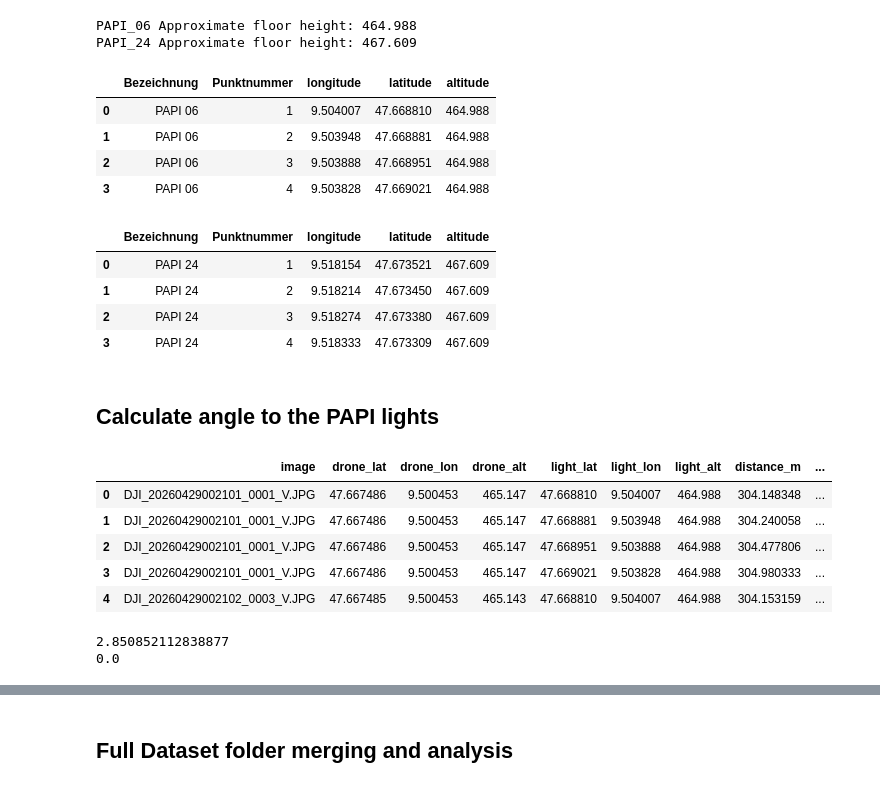
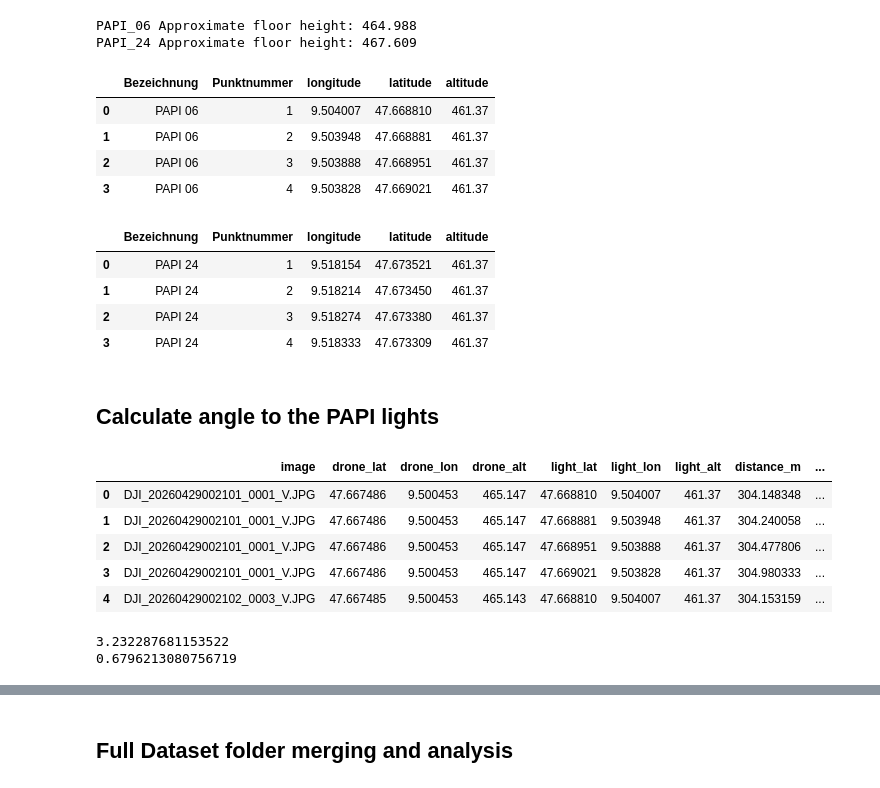
Before and after one commit to MaximRoomsHowest/PAPI-Detection-and-Classification, a Jupyter notebook: data/data_analysis.ipynb, the cells around one changed output, grey strips where cells are left out. Drawn from its saved outputs; the diff is of its cells as text; code cells hidden in the pictures.

Commit message:
Calculated angle based on reference height of PAPI 24

```diff
--- a/data/data_analysis.ipynb
+++ b/data/data_analysis.ipynb
@@ -258,23 +279,25 @@ print(f"PAPI_24 Approximate floor height: {PAPI_24_Height}")
 PAPI_06 Approximate floor height: 464.988
 PAPI_24 Approximate floor height: 467.609
 # %%
-PAPI_06_df["altitude"] = PAPI_06_Height
-PAPI_24_df["altitude"] = PAPI_24_Height
+# PAPI_06_df["altitude"] = PAPI_06_Height
+# PAPI_24_df["altitude"] = PAPI_24_Height
+PAPI_06_df["altitude"] = 461.37
+PAPI_24_df["altitude"] = 461.37
 PAPI_06_df.head()
 # %% [output]
 |  | Bezeichnung | Punktnummer | longitude | latitude | altitude |
-| 0 | PAPI 06 | 1 | 9.504007 | 47.668810 | 464.988 |
-| 1 | PAPI 06 | 2 | 9.503948 | 47.668881 | 464.988 |
-| 2 | PAPI 06 | 3 | 9.503888 | 47.668951 | 464.988 |
-| 3 | PAPI 06 | 4 | 9.503828 | 47.669021 | 464.988 |
+| 0 | PAPI 06 | 1 | 9.504007 | 47.668810 | 461.37 |
+| 1 | PAPI 06 | 2 | 9.503948 | 47.668881 | 461.37 |
+| 2 | PAPI 06 | 3 | 9.503888 | 47.668951 | 461.37 |
+| 3 | PAPI 06 | 4 | 9.503828 | 47.669021 | 461.37 |
 # %%
 PAPI_24_df.head()
 # %% [output]
 |  | Bezeichnung | Punktnummer | longitude | latitude | altitude |
-| 0 | PAPI 24 | 1 | 9.518154 | 47.673521 | 467.609 |
-| 1 | PAPI 24 | 2 | 9.518214 | 47.673450 | 467.609 |
-| 2 | PAPI 24 | 3 | 9.518274 | 47.673380 | 467.609 |
-| 3 | PAPI 24 | 4 | 9.518333 | 47.673309 | 467.609 |
+| 0 | PAPI 24 | 1 | 9.518154 | 47.673521 | 461.37 |
+| 1 | PAPI 24 | 2 | 9.518214 | 47.673450 | 461.37 |
+| 2 | PAPI 24 | 3 | 9.518274 | 47.673380 | 461.37 |
+| 3 | PAPI 24 | 4 | 9.518333 | 47.673309 | 461.37 |
 # %% [markdown]
 ## Calculate angle to the PAPI lights
 # %%
@@ -328,14 +351,14 @@ df_angles = pd.DataFrame(rows)
 df_angles.head()
 # %% [output]
 |  | image | drone_lat | drone_lon | drone_alt | light_lat | light_lon | light_alt | distance_m | ... |
-| 0 | DJI_20260429002101_0001_V.JPG | 47.667486 | 9.500453 | 465.147 | 47.668810 | 9.504007 | 464.988 | 304.148348 | ... |
-| 1 | DJI_20260429002101_0001_V.JPG | 47.667486 | 9.500453 | 465.147 | 47.668881 | 9.503948 | 464.988 | 304.240058 | ... |
-| 2 | DJI_20260429002101_0001_V.JPG | 47.667486 | 9.500453 | 465.147 | 47.668951 | 9.503888 | 464.988 | 304.477806 | ... |
-| 3 | DJI_20260429002101_0001_V.JPG | 47.667486 | 9.500453 | 465.147 | 47.669021 | 9.503828 | 464.988 | 304.980333 | ... |
-| 4 | DJI_20260429002102_0003_V.JPG | 47.667485 | 9.500453 | 465.143 | 47.668810 | 9.504007 | 464.988 | 304.153159 | ... |
+| 0 | DJI_20260429002101_0001_V.JPG | 47.667486 | 9.500453 | 465.147 | 47.668810 | 9.504007 | 461.37 | 304.148348 | ... |
+| 1 | DJI_20260429002101_0001_V.JPG | 47.667486 | 9.500453 | 465.147 | 47.668881 | 9.503948 | 461.37 | 304.240058 | ... |
+| 2 | DJI_20260429002101_0001_V.JPG | 47.667486 | 9.500453 | 465.147 | 47.668951 | 9.503888 | 461.37 | 304.477806 | ... |
+| 3 | DJI_20260429002101_0001_V.JPG | 47.667486 | 9.500453 | 465.147 | 47.669021 | 9.503828 | 461.37 | 304.980333 | ... |
+| 4 | DJI_20260429002102_0003_V.JPG | 47.667485 | 9.500453 | 465.143 | 47.668810 | 9.504007 | 461.37 | 304.153159 | ... |
 # %%
 print(max(df_angles["elevation_angle_deg"].values))
 print(min(df_angles["elevation_angle_deg"].values))
 # %% [output]
-2.850852112838877
-0.0
+3.232287681153522
+0.6796213080756719
```
Also changed, not shown: parts of 4 cells of this notebook.
